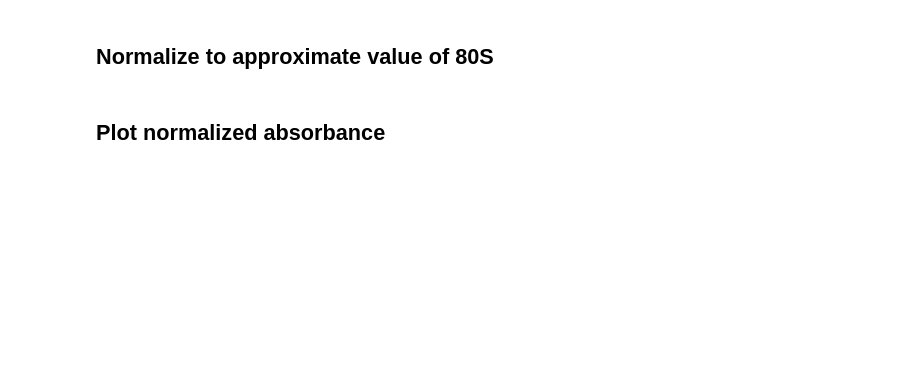
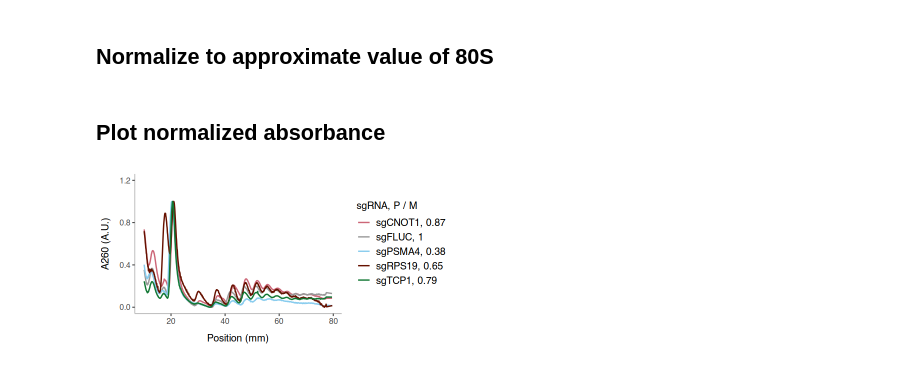
Before and after one commit to rasilab/nugent_2024, a Jupyter notebook: analysis/polysome_profiling/figs2e_polysome_relic_hits/scripts/plot_figs2_polysomes.ipynb, the cells around one changed output. Saved outputs shown, nothing was run; the diff lists cells and outputs as text; code cells hidden in the pictures; blank space fills up the shorter version.

```diff
--- a/analysis/polysome_profiling/figs2e_polysome_relic_hits/scripts/plot_figs2_polysomes.ipynb
+++ b/analysis/polysome_profiling/figs2e_polysome_relic_hits/scripts/plot_figs2_polysomes.ipynb
@@ -85,16 +119,20 @@ normalized_counts <- standardized %>%
 # %%
 options(repr.plot.width=6, repr.plot.height=3)
 
 # put them all on one plot
 normalized_counts %>%
   filter(Position > 10 & Position < 80, ! sample %in% c("sgRPL5")) %>%
   left_join(PbyM, by = "sample") %>%
   mutate(sample = paste0(sample, ", ", PbyM)) %>%
+  write_csv("../../../../source_data/figure_s2e.csv") %>%
   ggplot(aes(x = Position, y = AbsA, color = sample)) +
   geom_line(linewidth = 0.8) +
   xlab("Position (mm)") +
   ylab("A260 (A.U.)") +
+  labs(color = "sgRNA, P / M") +
   scale_y_continuous(limits = c(0, 1.2), breaks = c(0, 0.4, 0.8, 1.2)) +
   scale_color_manual(values = cbPalette_12[c(2,1,3,4,5)])
 
 ggsave("../figures/normalized_trace_with_PbyM.pdf", width = 6, height = 3, units = "in")
+# %% [output]
+[figure, added]
```
Also changed, not shown: parts of 3 cells of this notebook, 10 other files.
